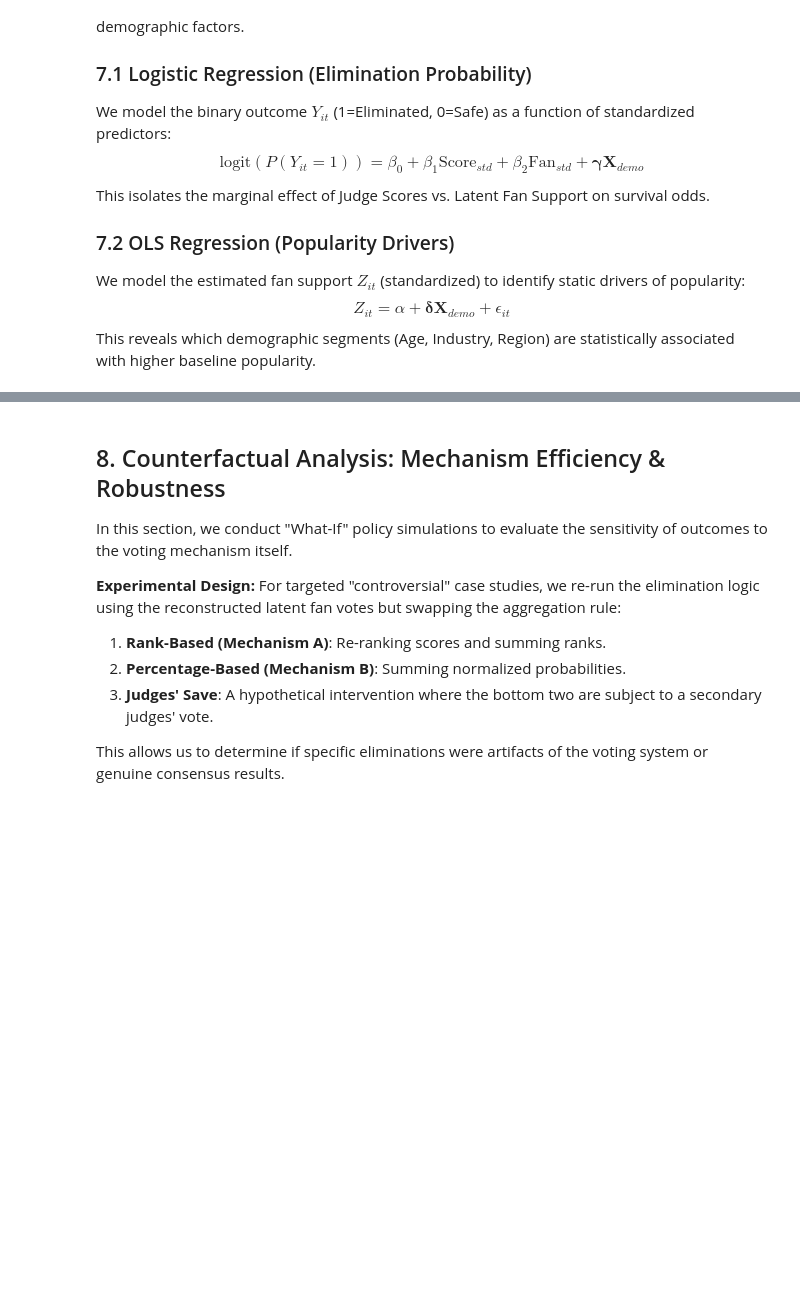
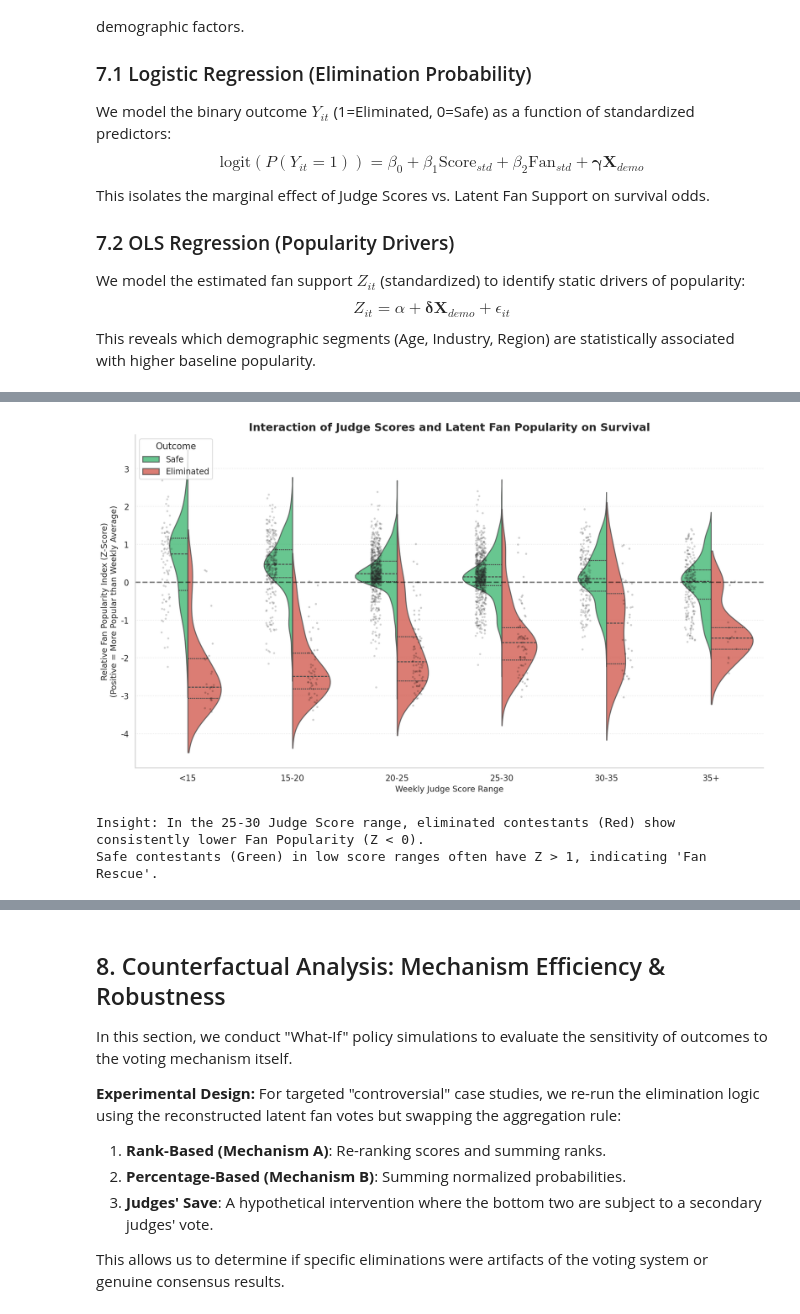
Before and after one commit to Mirakelor/Data-With-The-Stars, a Jupyter notebook: Analysis_MCM_Problem_C.ipynb, the cells around one changed output, grey strips where cells are left out. Saved outputs shown, nothing was run; the diff lists cells and outputs as text; code cells hidden in the pictures; blank space fills up the shorter version.

```diff
--- a/Analysis_MCM_Problem_C.ipynb
+++ b/Analysis_MCM_Problem_C.ipynb
@@ -747,0 +727,64 @@ Sample anomalies:
+# %%
+# --- Visualization: Relative Fan Support vs. Judge Scores ---
+
+# Objective: Quantify the "Fan Rescue" effect by analyzing survivors with low judge scores.
+
+# 1. Data Preparation
+plot_data = df_valid_model.copy()
+plot_data['season'] = plot_data['season'].astype(int)
+
+# Identify Voting Mode
+rank_seasons = set([1, 2] + list(range(28, 100)))
+plot_data['Voting_Mode'] = plot_data['season'].apply(lambda x: 'rank' if x in rank_seasons else 'percent')
+
+# Calculate Weekly Z-Scores for Fan Support
+# Isolates popularity relative to direct competitors in that specific week.
+plot_data['Week_Mean'] = plot_data.groupby(['season', 'week'])['Est_Fan_Support'].transform('mean')
+plot_data['Week_Std'] = plot_data.groupby(['season', 'week'])['Est_Fan_Support'].transform('std')
+
+def get_z_score(row):
+    if pd.isna(row['Week_Std']) or row['Week_Std'] == 0: return 0
+    z = (row['Est_Fan_Support'] - row['Week_Mean']) / row['Week_Std']
+    # Align direction: Positive Z = Higher Popularity (better)
+    if row['Voting_Mode'] == 'rank':
+        return -z
+    return z
+
+plot_data['Relative_Popularity_Index'] = plot_data.apply(get_z_score, axis=1)
+
+# Bin Judge Scores
+plot_data['Score_Bin'] = pd.cut(plot_data['judge_score'],
+                               bins=[0, 15, 20, 25, 30, 35, 41],
+                               labels=['<15', '15-20', '20-25', '25-30', '30-35', '35+'])
+
+# 2. Visualization (Split Violin Plot)
+plt.figure(figsize=(14, 8))
+
+status_palette = {0: "#2ecc71", 1: "#e74c3c"} # 0=Safe, 1=Elim
+labels_map = {0: "Safe", 1: "Eliminated"}
+
+ax = sns.violinplot(data=plot_data, x='Score_Bin', y='Relative_Popularity_Index', hue='is_eliminated',
+               split=True, inner="quart", palette=status_palette, linewidth=1.5, alpha=0.8)
+
+sns.stripplot(data=plot_data, x='Score_Bin', y='Relative_Popularity_Index', hue='is_eliminated',
+              dodge=True, jitter=True, size=3, color='black', alpha=0.2, ax=ax, legend=False)
+
+plt.axhline(0, color='black', alpha=0.5, linestyle='--', label='Average Popularity')
+plt.title('Interaction of Judge Scores and Latent Fan Popularity on Survival', fontweight='bold', fontsize=16)
+plt.ylabel('Relative Fan Popularity Index (Z-Score)\n(Positive = More Popular than Weekly Average)', fontsize=12)
+plt.xlabel('Weekly Judge Score Range', fontsize=12)
+
+handles, _ = ax.get_legend_handles_labels()
+ax.legend(handles[:2], ['Safe', 'Eliminated'], title='Outcome', loc='upper left', frameon=True)
+
+plt.grid(axis='y', linestyle=':', alpha=0.5)
+sns.despine()
+plt.tight_layout()
+plt.show()
+
+print("Insight: In the 25-30 Judge Score range, eliminated contestants (Red) show consistently lower Fan Popularity (Z < 0).")
+print("Safe contestants (Green) in low score ranges often have Z > 1.0, indicating the 'Fan Rescue' threshold.")
+# %% [output]
+[figure, added]
+Insight: In the 25-30 Judge Score range, eliminated contestants (Red) show consistently lower Fan Popularity (Z < 0).
+Safe contestants (Green) in low score ranges often have Z > 1, indicating 'Fan Rescue'.
```
Also changed, not shown: parts of 17 cells of this notebook, 3 other files.
